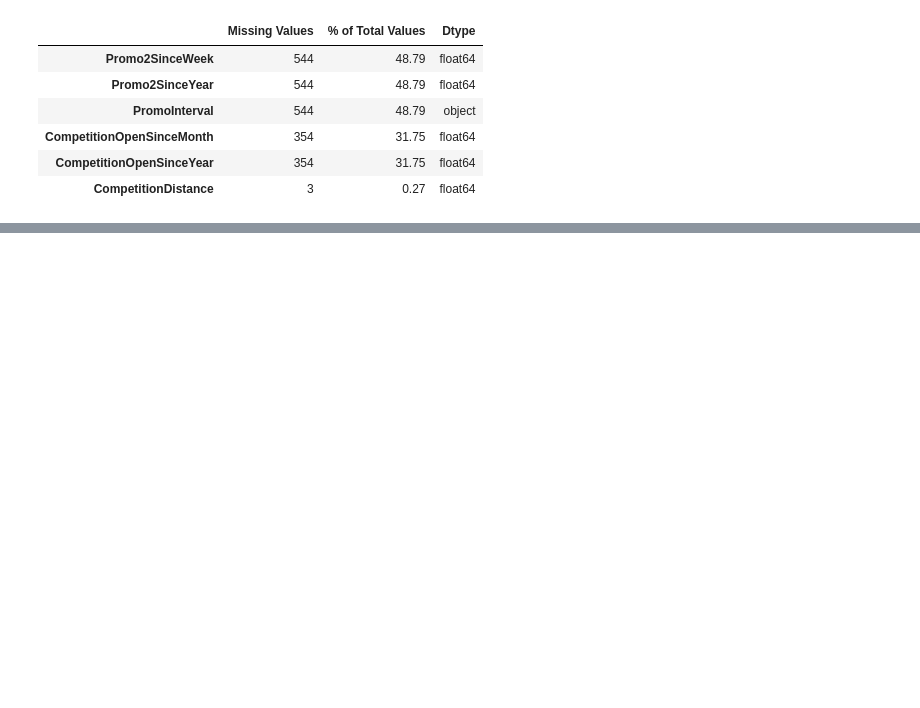
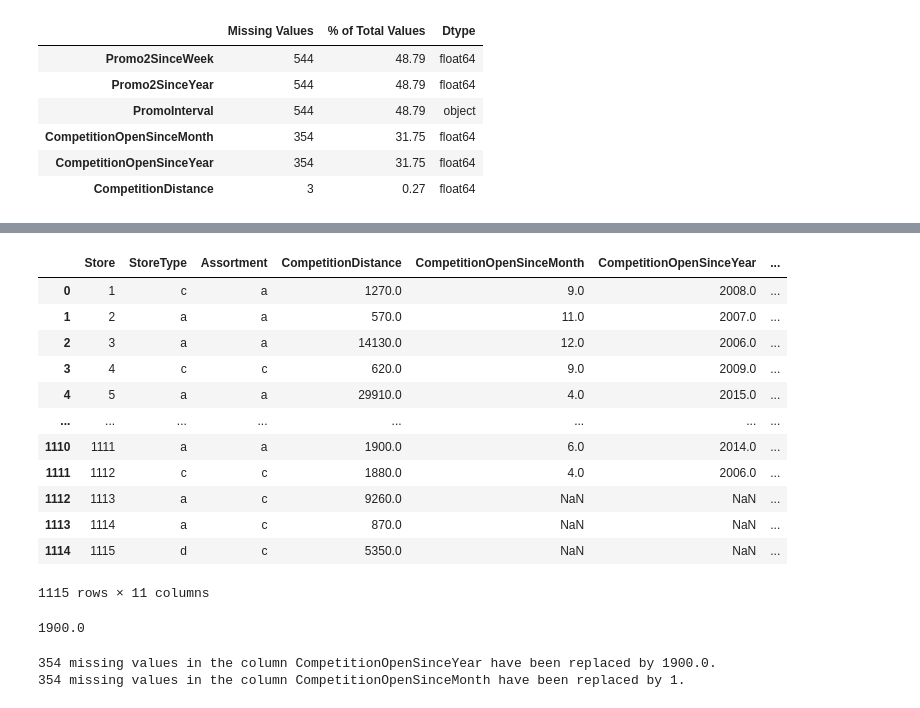
Before and after one commit to YeabsiraTibebu/Sales-Prediction, a Jupyter notebook: notebook/EDA.ipynb, the cells around one changed output, grey strips where cells are left out. Drawn from its saved outputs; the diff is of its cells as text; code cells hidden in the pictures; blank space fills up the shorter version.

```diff
--- a/notebook/EDA.ipynb
+++ b/notebook/EDA.ipynb
@@ -130,0 +259,31 @@ missing_df
+# %%
+#new column
+store_df['CompetitionBeforeStoreOpened'] = store_df['CompetitionOpenSinceYear'].apply(lambda x: 1 if np.isnan(x) else 0)
+store_df
+# %% [output]
+|  | Store | StoreType | Assortment | CompetitionDistance | CompetitionOpenSinceMonth | CompetitionOpenSinceYear | ... |
+| 0 | 1 | c | a | 1270.0 | 9.0 | 2008.0 | ... |
+| 1 | 2 | a | a | 570.0 | 11.0 | 2007.0 | ... |
+| 2 | 3 | a | a | 14130.0 | 12.0 | 2006.0 | ... |
+| 3 | 4 | c | c | 620.0 | 9.0 | 2009.0 | ... |
+| 4 | 5 | a | a | 29910.0 | 4.0 | 2015.0 | ... |
+| ... | ... | ... | ... | ... | ... | ... | ... |
+| 1110 | 1111 | a | a | 1900.0 | 6.0 | 2014.0 | ... |
+| 1111 | 1112 | c | c | 1880.0 | 4.0 | 2006.0 | ... |
+| 1112 | 1113 | a | c | 9260.0 | NaN | NaN | ... |
+| 1113 | 1114 | a | c | 870.0 | NaN | NaN | ... |
+| 1114 | 1115 | d | c | 5350.0 | NaN | NaN | ... |
+1115 rows × 11 columns
+# %%
+#minimum year value for CompetitionOpenSinceYear
+min_year = store_df['CompetitionOpenSinceYear'].min()
+min_year
+# %% [output]
+1900.0
+# %%
+# impute the column CompetitionOpenSinceYear with 1900 and the column CompetitionOpenSinceMonth with 1
+fix_missing_value(store_df, ['CompetitionOpenSinceYear'], min_year)
+fix_missing_value(store_df, ['CompetitionOpenSinceMonth'], 1)
+# %% [output]
+354 missing values in the column CompetitionOpenSinceYear have been replaced by 1900.0.
+354 missing values in the column CompetitionOpenSinceMonth have been replaced by 1.
```
Also changed, not shown: parts of 28 cells of this notebook, 1 other file.
